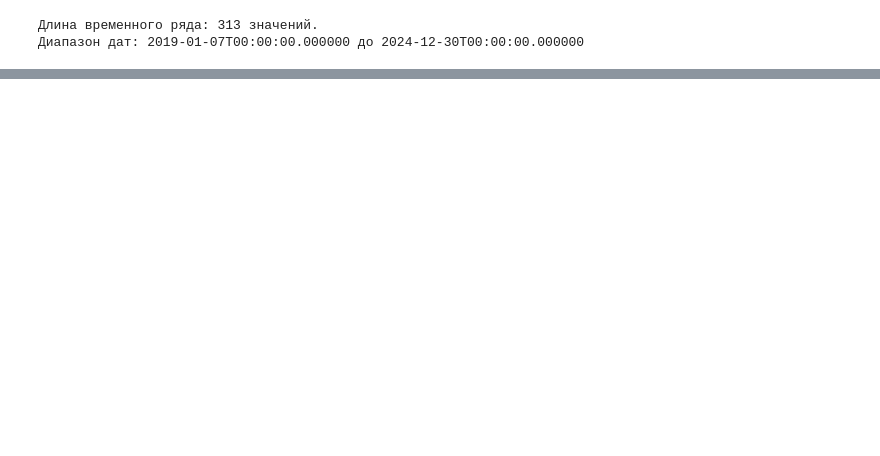
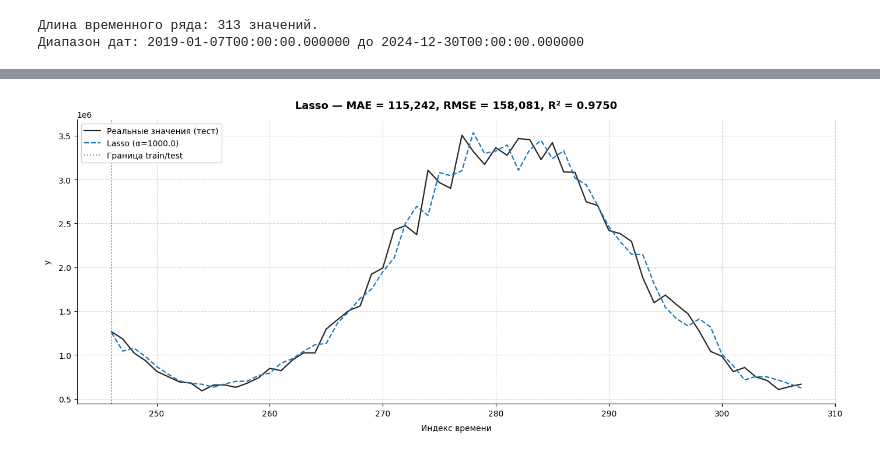
Before and after one commit to Poruch/Data_analysis_with_Python, a Jupyter notebook: Задание_2_Мальшаков_АА_РИС24-3.ipynb, the cells around one changed output, grey strips where cells are left out. Cells and saved outputs as stored; diff of their text form; code cells hidden in the pictures; blank space fills up the shorter version.

```diff
--- a/Задание_2_Мальшаков_АА_РИС24-3.ipynb
+++ b/Задание_2_Мальшаков_АА_РИС24-3.ipynb
@@ -337,0 +503,22 @@ print("3. Метод PLS оказался [эффективнее/менее э
+# %%
+x_test_idx = np.arange(split_idx_lasso, split_idx_lasso + len(y_test))
+
+fig, ax = plt.subplots(figsize=(14, 6))
+ax.plot(x_test_idx, y_test, color='black', linewidth=1.6,
+        alpha=0.85, label='Реальные значения (тест)')
+ax.plot(x_test_idx, pred_lasso, color='#1f77b4', linewidth=1.6,
+        linestyle='--', label=f'Lasso (α={lasso_model.alpha})')
+ax.axvline(split_idx_lasso, color='gray', linestyle=':', linewidth=1.4,
+           label='Граница train/test')
+ax.set_xlabel('Индекс времени', labelpad=8)
+ax.set_ylabel('y', labelpad=8)
+ax.set_title(f'Lasso — MAE = {mae:,.0f}, RMSE = {rmse:,.0f}, R² = {r2:.4f}',
+             pad=14, fontsize=13, fontweight='bold')
+ax.grid(True, linestyle='--', alpha=0.55)
+ax.set_axisbelow(True)
+ax.legend(loc='upper left', fontsize=10, framealpha=0.92)
+sns.despine(ax=ax, top=True, right=True)
+plt.tight_layout()
+plt.show()
+# %% [output]
+[figure, added]
```
Also changed, not shown: parts of 10 cells of this notebook.
